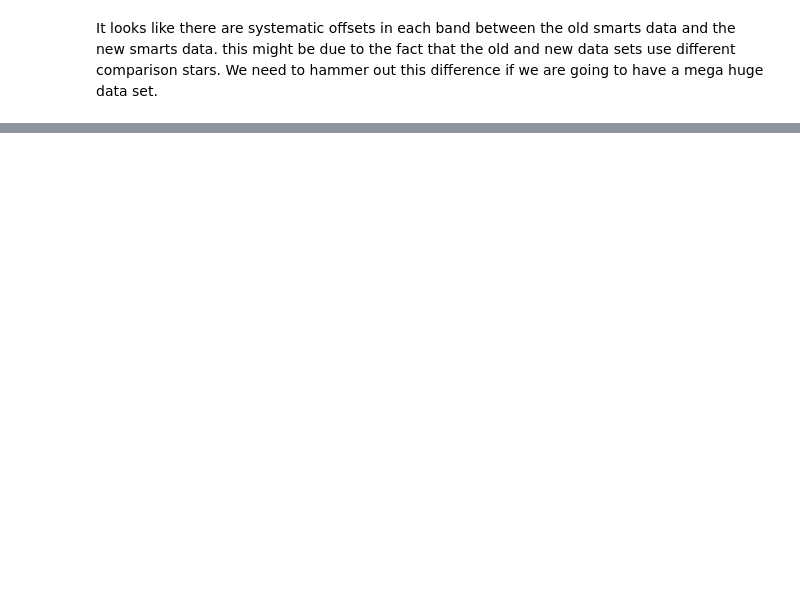
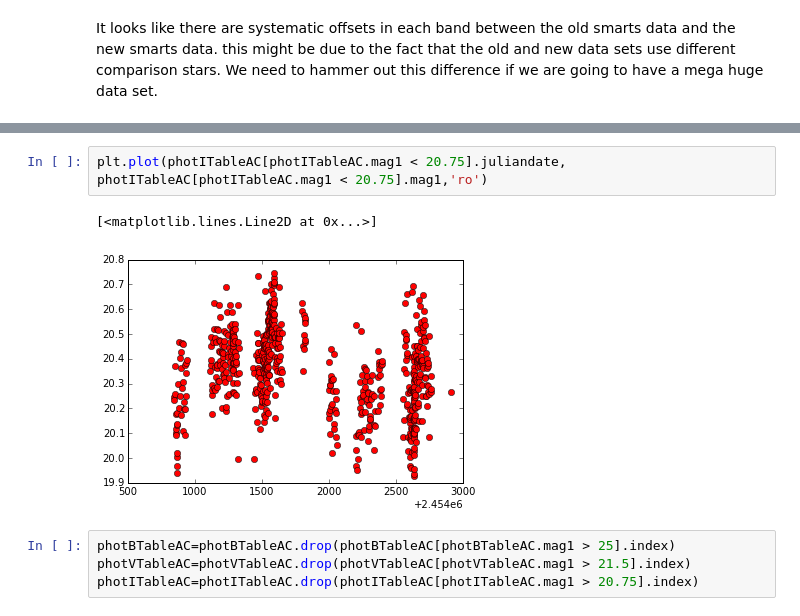
Before and after one commit to ih64/A0620, a Jupyter notebook: Untitled.ipynb, the cells around one changed output, grey strips where cells are left out. Cells and saved outputs as stored; diff of their text form; blank space fills up the shorter version.

```diff
--- a/Untitled.ipynb
+++ b/Untitled.ipynb
@@ -371,0 +520,9 @@ It looks like there are systematic offsets in each band between the old smarts d
+# %%
+plt.plot(photITableAC[photITableAC.mag1 < 20.75].juliandate, photITableAC[photITableAC.mag1 < 20.75].mag1,'ro')
+# %% [output]
+[<matplotlib.lines.Line2D at 0x...>]
+[figure, added]
+# %%
+photBTableAC=photBTableAC.drop(photBTableAC[photBTableAC.mag1 > 25].index)
+photVTableAC=photVTableAC.drop(photVTableAC[photVTableAC.mag1 > 21.5].index)
+photITableAC=photITableAC.drop(photITableAC[photITableAC.mag1 > 20.75].index)
```
Also changed, not shown: parts of 18 cells of this notebook.
